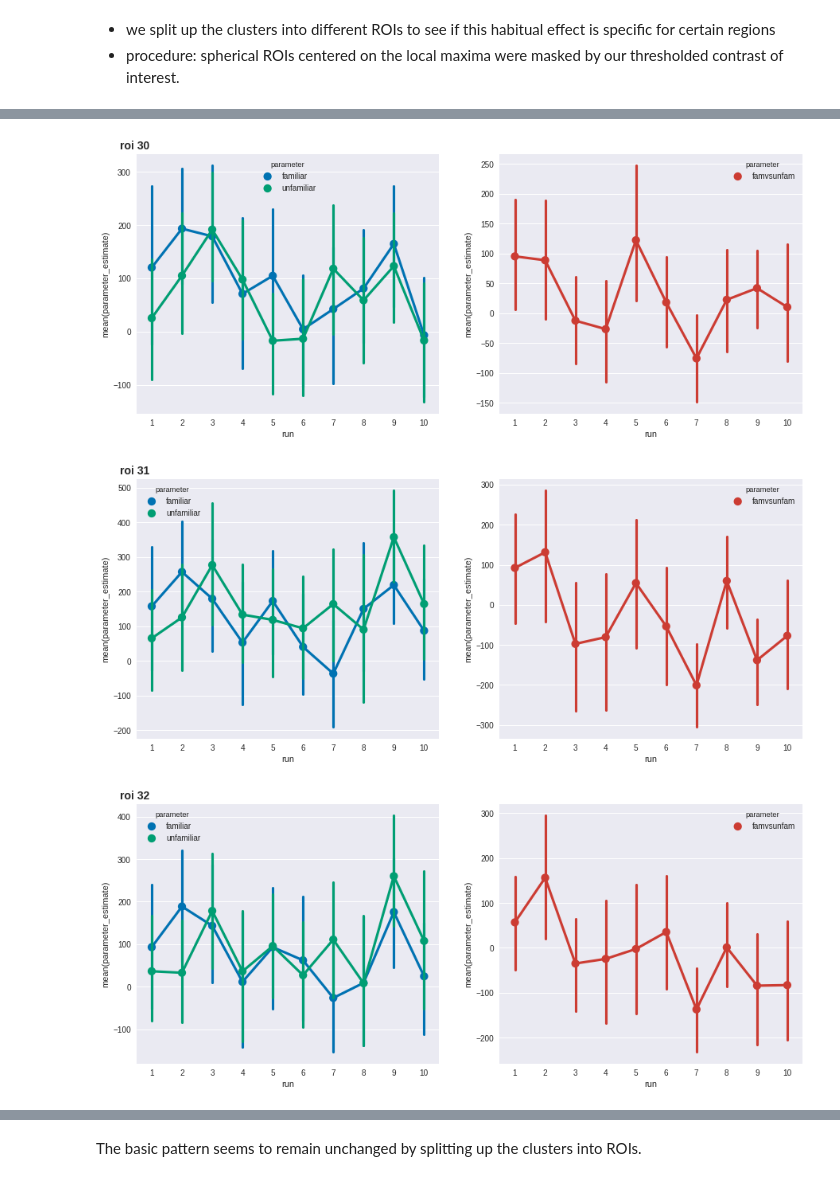
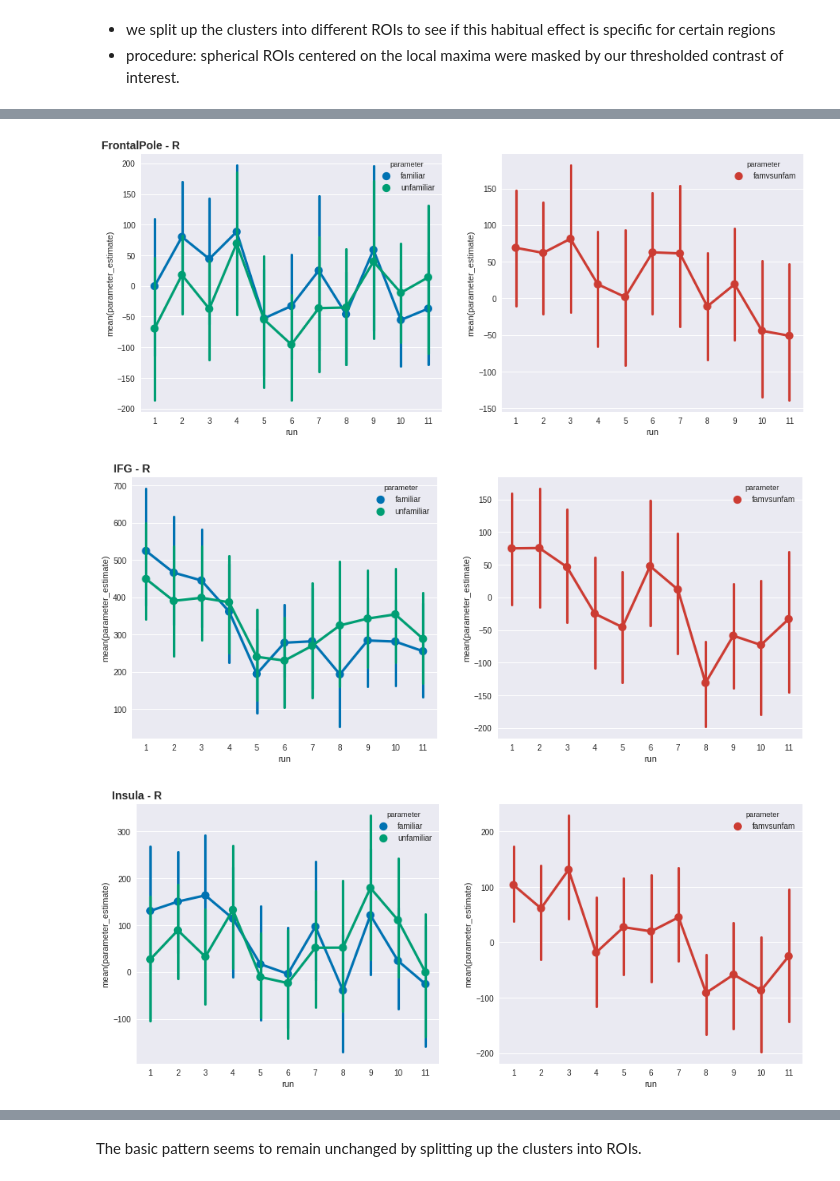
Before and after one commit to oliver-contier/famface-temporal-dynamics, a Jupyter notebook: notebooks/plot_mean_betas.ipynb, the cells around one changed output, grey strips where cells are left out. Cells and saved outputs as stored; diff of their text form; code cells hidden in the pictures.

Commit message:
fixed bug about forgetting first row in csv when reading. added labels to rois.

```diff
--- a/notebooks/plot_mean_betas.ipynb
+++ b/notebooks/plot_mean_betas.ipynb
@@ -76,0 +92,4 @@ print(labels)
+# %%
+# combine old and new labels
+labels = old_labels + my_labels
+print(labels)
@@ -173,7 +186,7 @@ for roi in sorted(set(df_cl.roi.values)):
                         ci=95)
 
     # add roi number/name in title
-    ax1.title.set_text('roi %02d ' % roi)
+    ax1.title.set_text('cluster %02d ' % roi)
     ax1.title.set_position(xy=[0, 1])
     ax1.title.set_fontproperties(title_font)
 
@@ -223,8 +236,13 @@ for roi in sorted(set(df_cl.roi.values)):
 df_r = extract_all(
     ['familiar', 'unfamiliar', 'famvsunfam', 'unfamvsfam'],
     ['tstat', 'zstat', 'cope', 'varcope'],
-    'outdir_rois_masked'
-)
+    'outdir_rois_masked')
+# %%
+# ad labels to data frame
+# I'm sure there's a smarter, more 'pandas' way to do it, but for now it works
+labelnames = [[l[1]]*11 for l in labels]
+flatlabels = [item for sublist in labelnames for item in sublist]*528
+df_r['label'] = flatlabels
 # %%
 # drop all rows with NaN values (from ROIs that didn't fall in the thresholded cluster)
 df_r.dropna(inplace=True)
@@ -250,23 +252,22 @@ print(df_r.tail())
 # %%
-# plot one row for each roi... which will be a lot.
-for roi in sorted(set(df_r.roi.values)):
+for l in sorted(set(df_r.label.values)):
 
     # initiating subplots
     fig, (ax1, ax2) = plt.subplots(ncols=2, sharey=False, figsize=(15,6))
 
     # plot two columns
     c1 = sns.factorplot('run', hue='parameter', y='parameter_estimate', ax=ax1, palette='colorblind',
-                        data=df_r[(df_r.stats=='cope') & (df_r.roi==roi)][(df_r.parameter == 'familiar') | (df_r.parameter=='unfamiliar')],
+                        data=df_r[(df_r.stats=='cope') & (df_r.label==l)][(df_r.parameter == 'familiar') | (df_r.parameter=='unfamiliar')],
                         kind='point',
                         ci=95)
 
     c2 = sns.factorplot('run', hue='parameter', y='parameter_estimate', ax=ax2, palette=ocred,
-                        data=df_r[(df_r.stats=='cope') & (df_r.roi==roi)][df_r.parameter == 'famvsunfam'],
+                        data=df_r[(df_r.stats=='cope') & (df_r.label==l)][df_r.parameter == 'famvsunfam'],
                         kind='point',
                         ci=95)
 
     # add roi number/name in title
-    ax1.title.set_text('roi %02d ' % roi)
+    ax1.title.set_text(l)
     ax1.title.set_position(xy=[0, 1])
     ax1.title.set_fontproperties(title_font)
 
@@ -278,3 +279,3 @@ for roi in sorted(set(df_r.roi.values)):
-[figure, old version]
+[figure, new version]
-[figure, old version]
+[figure, new version]
-[figure, old version]
+[figure, new version]
```
Also changed, not shown: parts of 19 cells of this notebook.
